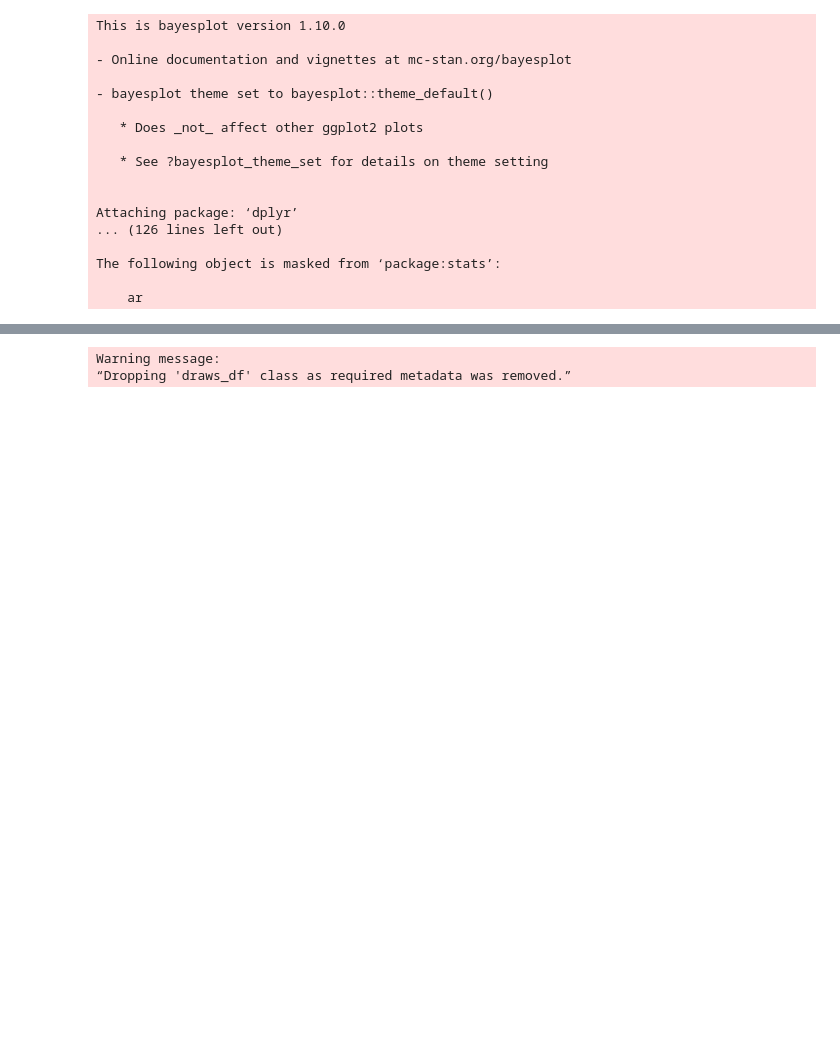
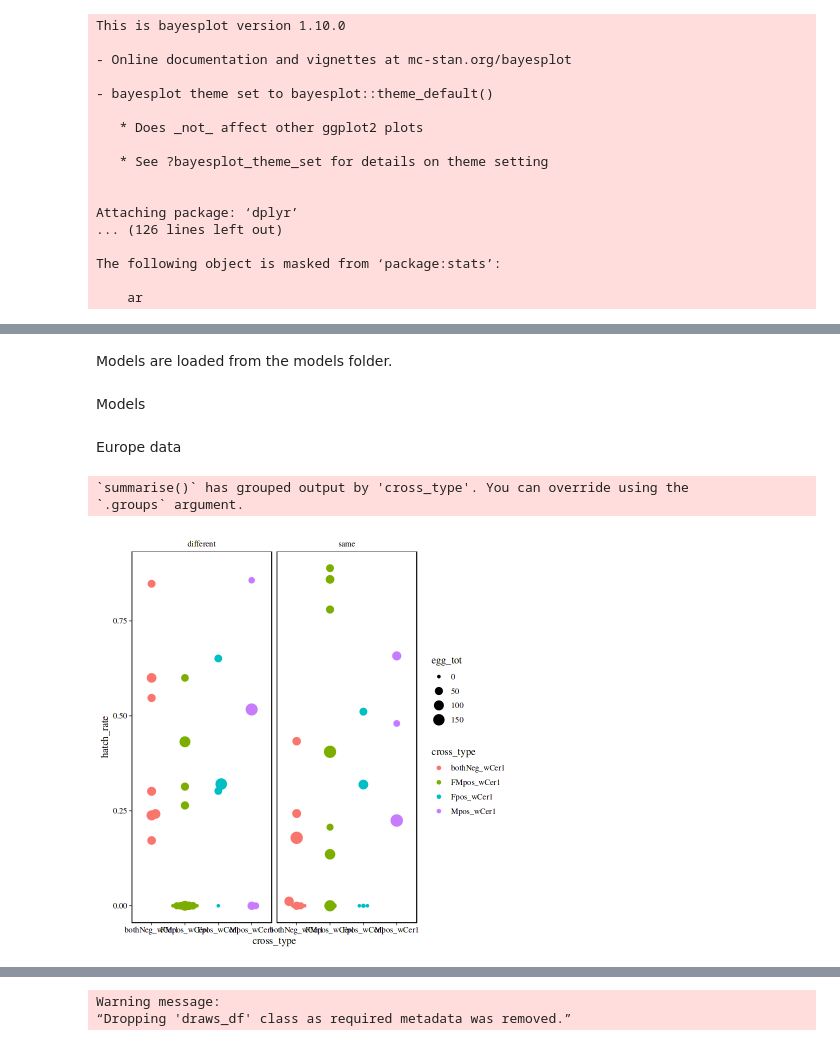
Before and after one commit to twolfe/Rhagoletis, a Jupyter notebook: crossing-data-analysis-brms.ipynb, the cells around one changed output, grey strips where cells are left out. Saved outputs shown, nothing was run; the diff lists cells and outputs as text; code cells hidden in the pictures; blank space fills up the shorter version.

```diff
--- a/crossing-data-analysis-brms.ipynb
+++ b/crossing-data-analysis-brms.ipynb
@@ -278,5 +54,9 @@ using the `.groups` argument.
+# %% [markdown]
+Models are loaded from the models folder.
 # %%
 #datalist = readRDS("modeldatasets_test.RDS")
 b2.1 <- datalist$b2.1
 b2.2 <- datalist$b2.2
 b2.3 <- datalist$b2.3
+# %% [markdown]
+Models
@@ -282,0 +90,35 @@ b2.3 <- datalist$b2.3
+# %% [markdown]
+Europe data
+# %%
+d.eu <- read.csv("~/Documents/post-doc/cingulata/research/crossings/crossing_data_ordered.csv", header = T, sep = ",")
+# Carfefull with cage 20. Infection unknown
+d.eu$hatch_rate <- d.eu$hatched/d.eu$egg_tot
+d.eu[d.eu$hatch_rate == "NaN",]$hatch_rate <- 0
+d.eu %>% group_by(cross_type, pop) %>% summarise(egg_tot = sum(egg_tot)) %>% write_delim(file = "egg_tot.csv", delim = ",")
+d.eu %>%  group_by(cross_type) %>% dplyr::summarize(Mean = mean(hatch_rate, na.rm=TRUE)) %>% write_delim(file = "hatch_rate.csv", delim = ",")
+d.eu <- d.eu %>%
+    mutate(cross_type = case_when(infection_F == 0 & infection_M == 0 ~ "bothNeg_wCer1" , # both tests: group A
+                                  infection_F == 0 & infection_M == 1 ~ "Mpos_wCer1",
+                                  infection_F == 1 & infection_M == 0 ~ "Fpos_wCer1",
+                                  infection_F == 1 & infection_M == 1 ~ "FMpos_wCer1"
+
+    ))
+
+d.eu <- d.eu %>%
+    mutate(pop = case_when(population_F == population_M ~  "same", # both tests: group A
+                                population_F != population_M ~  "different"
+    ))
+
+#d.eu <- d.eu %>% add_column(continent = "europe")
+
+d.eu.egg.filter <- d.eu %>% filter(egg_tot > 5)
+
+ENP.eu <- ggplot(d.eu, aes(x = cross_type, y = egg_tot, color = cross_type, size = egg_tot)) + geom_beeswarm(cex = 3) + facet_wrap(~pop)
+HRP.eu <- ggplot(d.eu, aes(x = cross_type, y = hatch_rate, color = cross_type, size = egg_tot)) + geom_beeswarm(cex = 3) + facet_wrap(~pop)
+HNP.eu <- ggplot(d.eu, aes(x = cross_type, y = hatched, color = cross_type, size = egg_tot)) + geom_beeswarm(cex = 3) + facet_wrap(~pop)
+#plot_grid(ENP.eu, HNP.eu, HRP.eu)
+plot_grid(HRP.eu)
+# %% [output]
+`summarise()` has grouped output by 'cross_type'. You can override using the
+`.groups` argument.
+[figure, added]
```
Also changed, not shown: parts of 28 cells of this notebook.
